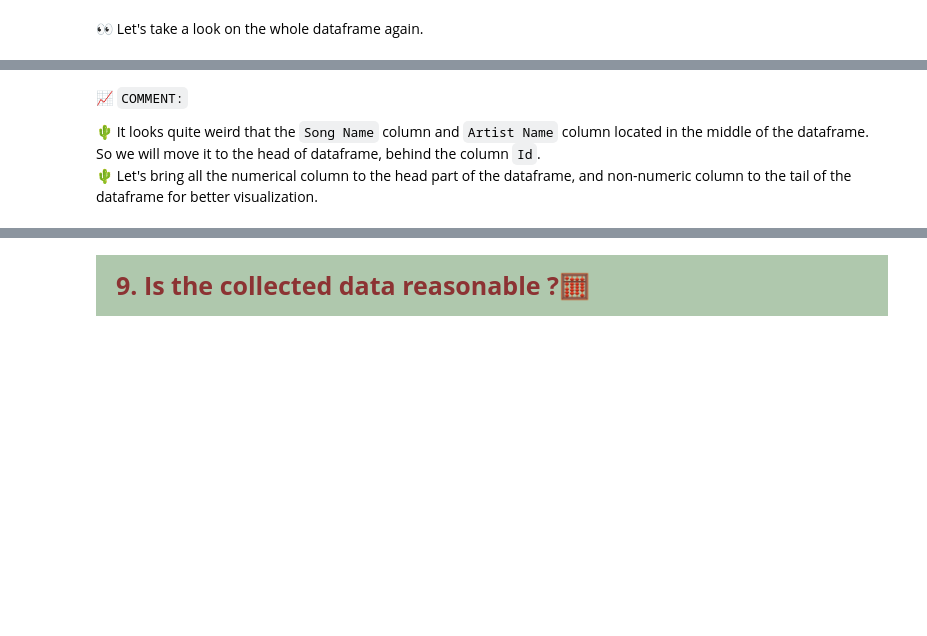
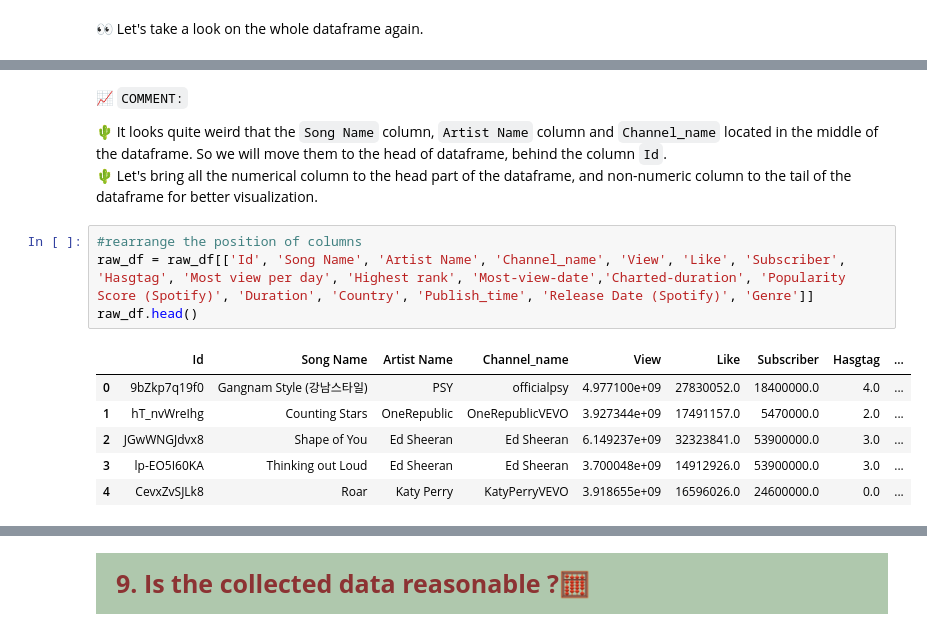
Before and after one commit to danghuynh-bit/youtube_project_DS, a Jupyter notebook: notebooks/2.1_Preprocessing.ipynb, the cells around one changed output, grey strips where cells are left out. Saved outputs shown, nothing was run; the diff lists cells and outputs as text; blank space fills up the shorter version.

```diff
--- a/notebooks/2.1_Preprocessing.ipynb
+++ b/notebooks/2.1_Preprocessing.ipynb
@@ -615,5 +615,16 @@ raw_df.head()
 # %% [markdown]
 📈 `COMMENT:`
 
-🌵 It looks quite weird that the `Song Name` column and `Artist Name` column located in the middle of the dataframe. So we will move it to the head of dataframe, behind the column `Id`.\
+🌵 It looks quite weird that the `Song Name` column, `Artist Name` column and `Channel_name` located in the middle of the dataframe. So we will move them to the head of dataframe, behind the column `Id`.\
 🌵 Let's bring all the numerical column to the head part of the dataframe, and non-numeric column to the tail of the dataframe for better visualization.
+# %%
+#rearrange the position of columns
+raw_df = raw_df[['Id', 'Song Name', 'Artist Name', 'Channel_name', 'View', 'Like', 'Subscriber', 'Hasgtag', 'Most view per day', 'Highest rank', 'Most-view-date','Charted-duration', 'Popularity Score (Spotify)', 'Duration', 'Country', 'Publish_time', 'Release Date (Spotify)', 'Genre']]
+raw_df.head()
+# %% [output]
+|  | Id | Song Name | Artist Name | Channel_name | View | Like | Subscriber | Hasgtag | ... |
+| 0 | 9bZkp7q19f0 | Gangnam Style (강남스타일) | PSY | officialpsy | 4.977100e+09 | 27830052.0 | 18400000.0 | 4.0 | ... |
+| 1 | hT_nvWreIhg | Counting Stars | OneRepublic | OneRepublicVEVO | 3.927344e+09 | 17491157.0 | 5470000.0 | 2.0 | ... |
+| 2 | JGwWNGJdvx8 | Shape of You | Ed Sheeran | Ed Sheeran | 6.149237e+09 | 32323841.0 | 53900000.0 | 3.0 | ... |
+| 3 | lp-EO5I60KA | Thinking out Loud | Ed Sheeran | Ed Sheeran | 3.700048e+09 | 14912926.0 | 53900000.0 | 3.0 | ... |
+| 4 | CevxZvSJLk8 | Roar | Katy Perry | KatyPerryVEVO | 3.918655e+09 | 16596026.0 | 24600000.0 | 0.0 | ... |
```
Also changed, not shown: parts of 3 cells of this notebook, 1 other file.
